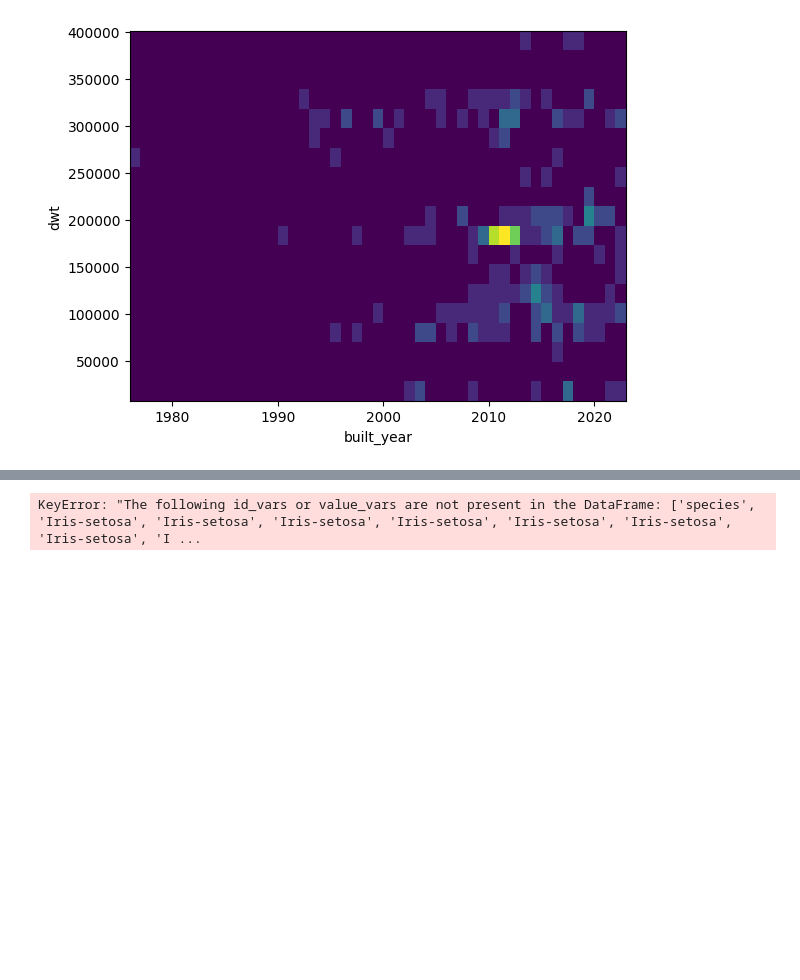
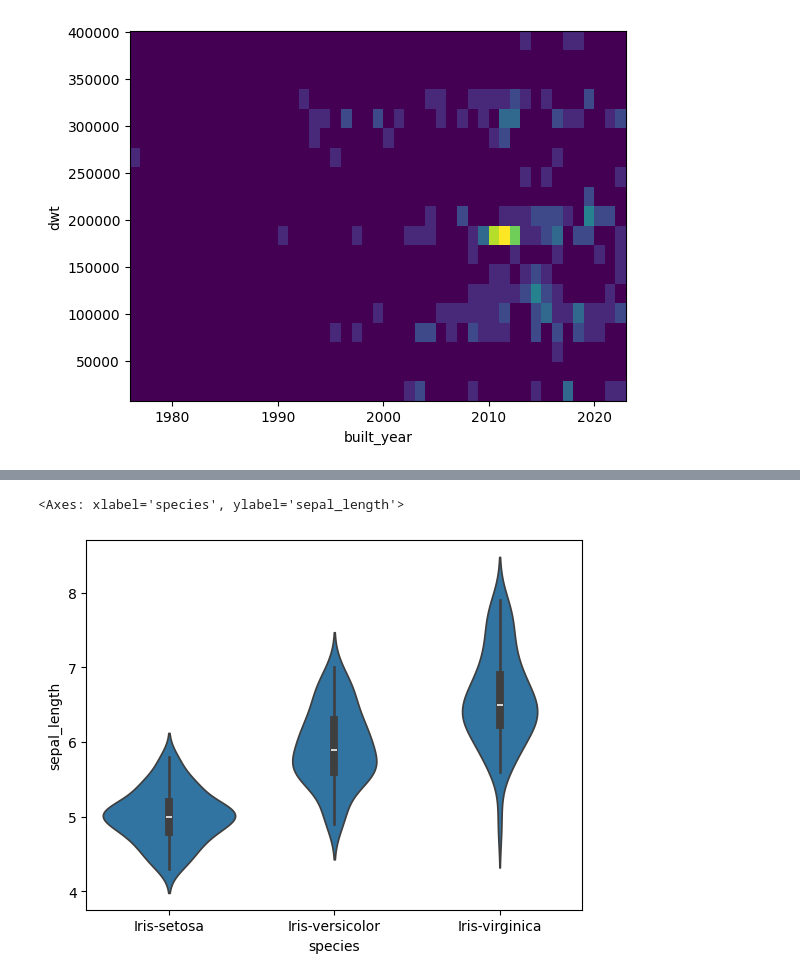
Before and after one commit to kalanimus/PythonLabs, a Jupyter notebook: Lab2/Untitled.ipynb, the cells around one changed output, grey strips where cells are left out. Cells and saved outputs as stored; diff of their text form; code cells hidden in the pictures; blank space fills up the shorter version.

```diff
--- a/Lab2/Untitled.ipynb
+++ b/Lab2/Untitled.ipynb
@@ -46,5 +46,5 @@ sb.pairplot(file)
 # %%
-sb.violinplot(data=pd.melt(df, id_vars='species', value_vars=iris.feature_names),
-               x='variable', y='value', hue='species', split=True)
+sb.violinplot(file2, x = file2.columns[4], y = file2.columns[0])
 # %% [output]
-KeyError: "The following id_vars or value_vars are not present in the DataFrame: ['species', 'Iris-setosa', 'Iris-setosa', 'Iris-setosa', 'Iris-setosa', 'Iris-setosa', 'Iris-setosa', 'Iris-setosa', 'I ...
+<Axes: xlabel='species', ylabel='sepal_length'>
+[figure, added]
```
Also changed, not shown: parts of 4 cells of this notebook.
